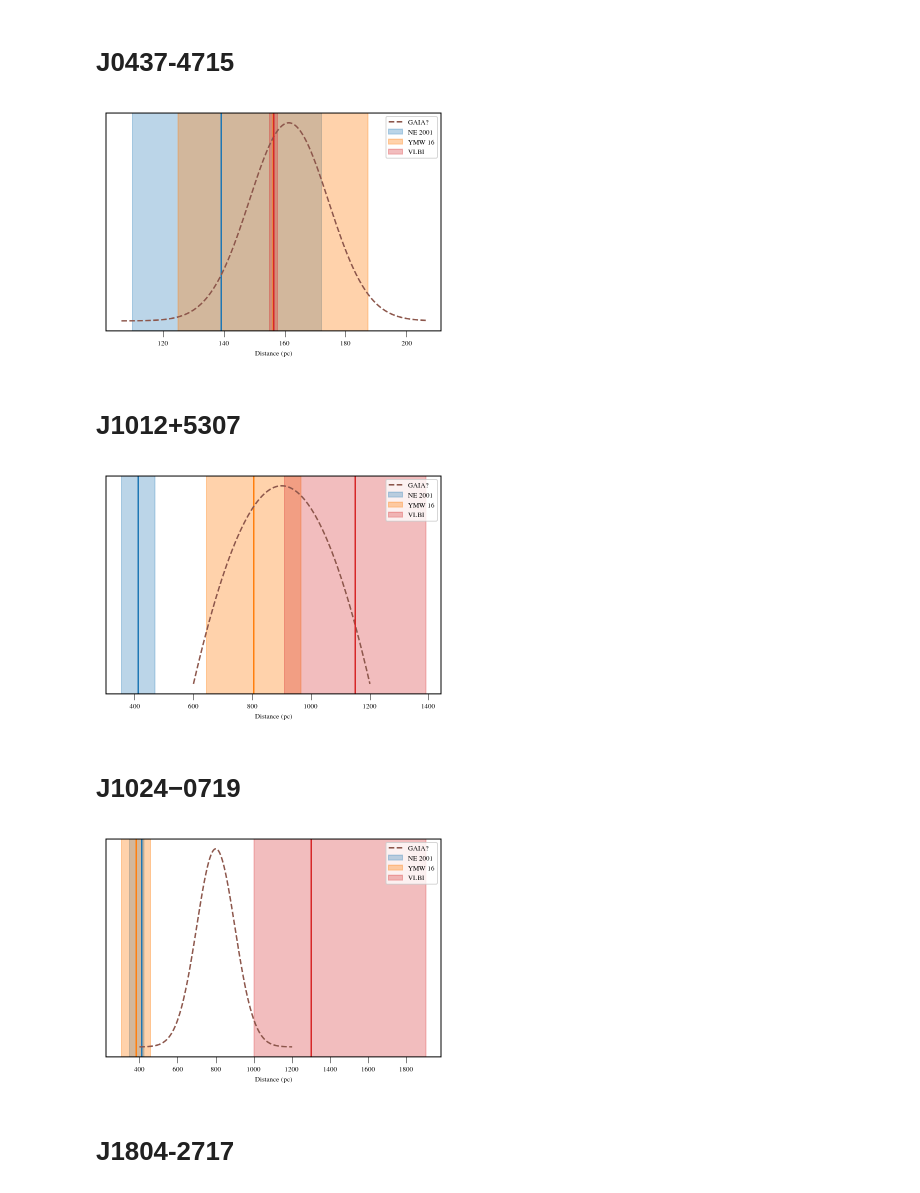
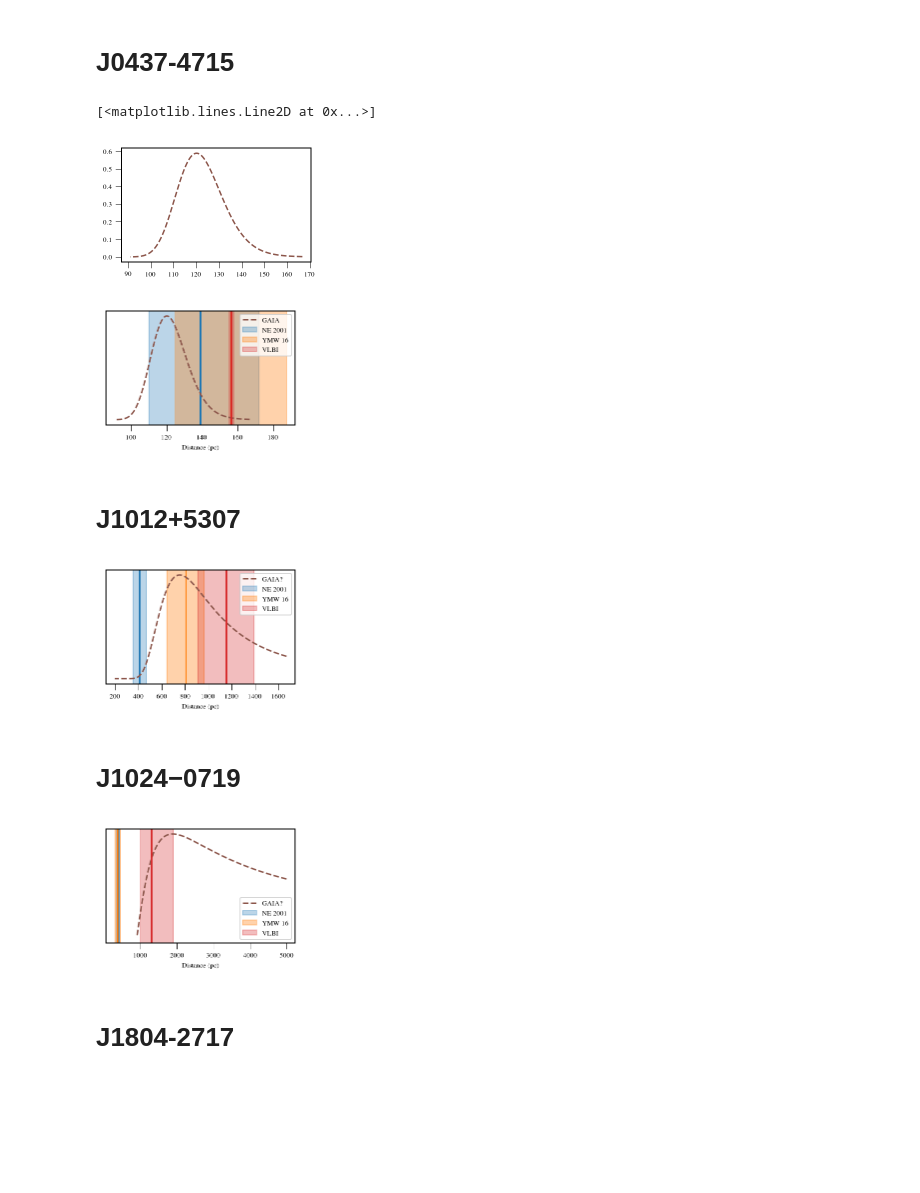
Before and after one commit to ChiaraMingarelli/gaia_pulsars, a Jupyter notebook: codes/pulsar_dist_figs.ipynb, the cells around one changed output. Drawn from its saved outputs; the diff is of its cells as text; code cells hidden in the pictures; blank space fills up the shorter version.

```diff
--- a/codes/pulsar_dist_figs.ipynb
+++ b/codes/pulsar_dist_figs.ipynb
@@ -98,3 +99,8 @@ dist_gaia0437 = norm(x1+5, 10*eplus_pi_PTA_0437)
+# %%
+plt.plot(1/gx_w*1000, dist_gaia0437.pdf(gx_w), label = "GAIA?", color = "C5", linestyle='dashed')
+# %% [output]
+[<matplotlib.lines.Line2D at 0x...>]
+[figure, added]
 # %%
 fig, ax1 = plt.subplots()
 
@@ -107,8 +113,7 @@ ax1.axvspan(d_DM_YMW*.8, d_DM_YMW*1.2, alpha=0.35, color = "C1", label = "YMW 16
 plt.axvline(d_DM_YMW, ymin=0, ymax=1, color = "C1")
 
 # GAIA distance, to be updated
-plt.plot(gx, dist_gaia0437.pdf(gx), label = "GAIA?", color = "C5", linestyle='dashed')
-
+plt.plot(1/gx_w*1000, dist_gaia0437.pdf(gx_w), label = "GAIA", color = "C5", linestyle='dashed')
 # VLBI measurements
 ax1.axvspan(dx1p, dx1m, alpha=0.3, color = "C3", label = "VLBI")
 plt.axvline(d_pi_PTA_0437, ymin=0, ymax=1, color = "C3")
@@ -117,9 +122,9 @@ ax1.set_yticklabels([])
 plt.yticks([])
 plt.xlabel("Distance (pc)")
 plt.legend()
-#plt.savefig("J0437_distances.pdf")
+plt.savefig("J0437_distances.pdf")
 # %% [output]
-[figure, old version]
+[figure, new version]
 # %% [markdown]
 # J1012+5307
 # %%
@@ -151,7 +157,7 @@ ax1.axvspan(d_DM_YMW_1012*.8, d_DM_YMW_1012*1.2, alpha=0.35, color = "C1", label
 plt.axvline(d_DM_YMW_1012, ymin=0, ymax=1, color = "C1")
 
 # GAIA distance, to be updated
-plt.plot(gx1012, dist_gaia1012.pdf(gx1012), label = "GAIA?", color = "C5", linestyle='dashed')
+plt.plot(1/gx1012*1000, dist_gaia1012.pdf(gx1012), label = "GAIA?", color = "C5", linestyle='dashed')
 
 # VLBI measurements
 ax1.axvspan(d_pi_PTA_1012 - eminus_pi_PTA_1012, d_pi_PTA_1012 + eplus_pi_PTA_1012, alpha=0.3, color = "C3", label = "VLBI")
@@ -163,7 +169,7 @@ plt.xlabel("Distance (pc)")
 plt.legend()
 plt.savefig("J1012_distances.pdf")
 # %% [output]
-[figure, old version]
+[figure, new version]
 # %% [markdown]
 # J1024−0719
 # %%
@@ -181,33 +187,34 @@ eminus_DM_NE_1024 = 38
 d_DM_YMW_1024 = 382.3 # no errors reported here...
 # %%
 # GAIA estimate placeholder J1024
-gx1024 = np.linspace(400, 1200, 1000)
-dist_gaia1024 = norm(800, 100)
+#0.5288	0.4259
+gx1024 = np.linspace(0.2,1.1, 1000)
+dist_gaia1024 = norm(0.5288, 0.4259)
 # %%
 fig, ax1 = plt.subplots()
 
 # DM NE 2001 model
 ax1.axvspan(d_DM_NE_1024 - eminus_DM_NE_1024, d_DM_NE_1024+ eplus_DM_NE_1024, alpha=0.3, color = "C0", label = "NE 2001")
 plt.axvline(d_DM_NE_1012, ymin=0, ymax=1, color = "C0")
 
 # DM YMW16 model
 ax1.axvspan(d_DM_YMW_1024*.8, d_DM_YMW_1024*1.2, alpha=0.35, color = "C1", label = "YMW 16")
 plt.axvline(d_DM_YMW_1024, ymin=0, ymax=1, color = "C1")
 
 # GAIA distance, to be updated
-plt.plot(gx1024, dist_gaia1024.pdf(gx1024), label = "GAIA?", color = "C5", linestyle='dashed')
+plt.plot(1/gx1024*1000, dist_gaia1024.pdf(gx1024), label = "GAIA?", color = "C5", linestyle='dashed')
 
 # VLBI measurements
 ax1.axvspan(d_pi_PTA_1024 - eminus_pi_PTA_1024, d_pi_PTA_1024 + eplus_pi_PTA_1024, alpha=0.3, color = "C3", label = "VLBI")
 plt.axvline(d_pi_PTA_1024, ymin=0, ymax=1, color = "C3")
 
 ax1.set_yticklabels([])
 plt.yticks([])
 plt.xlabel("Distance (pc)")
 plt.legend()
 plt.savefig("J1024_distances.pdf")
 # %% [output]
-[figure, old version]
+[figure, new version]
 # %% [markdown]
 # J1804-2717
 # %%
```
Also changed, not shown: parts of 25 cells of this notebook.
